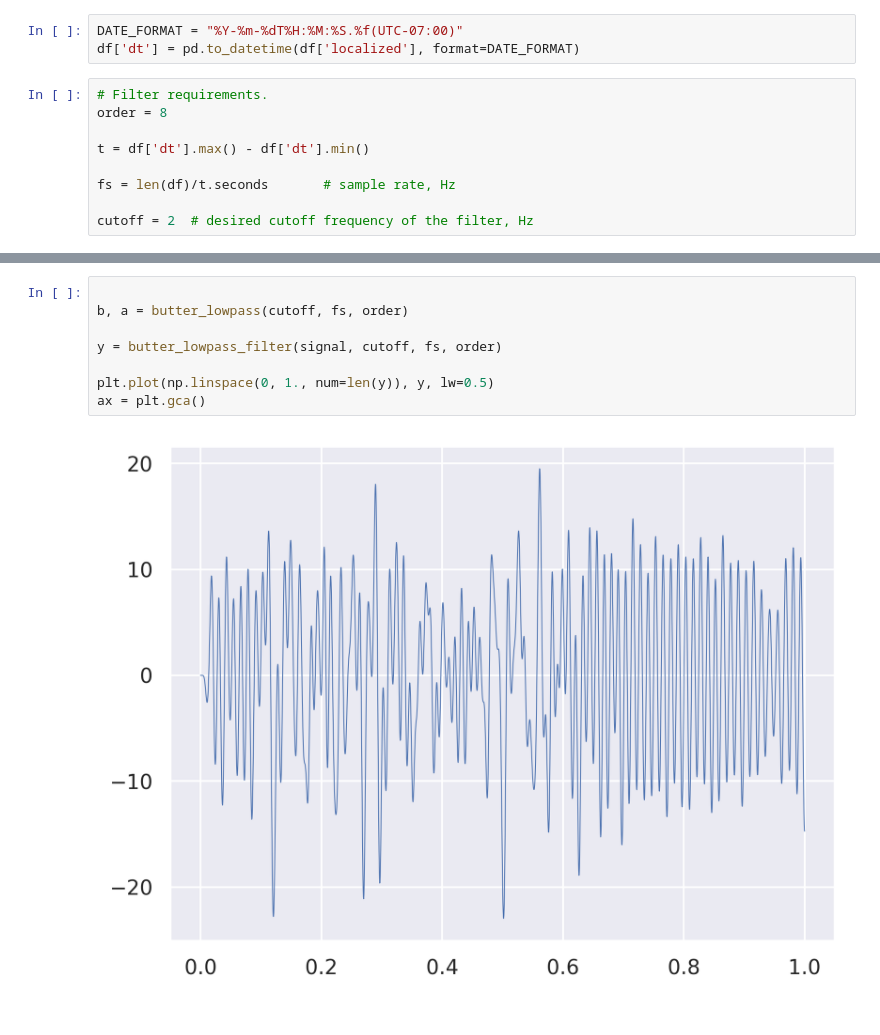
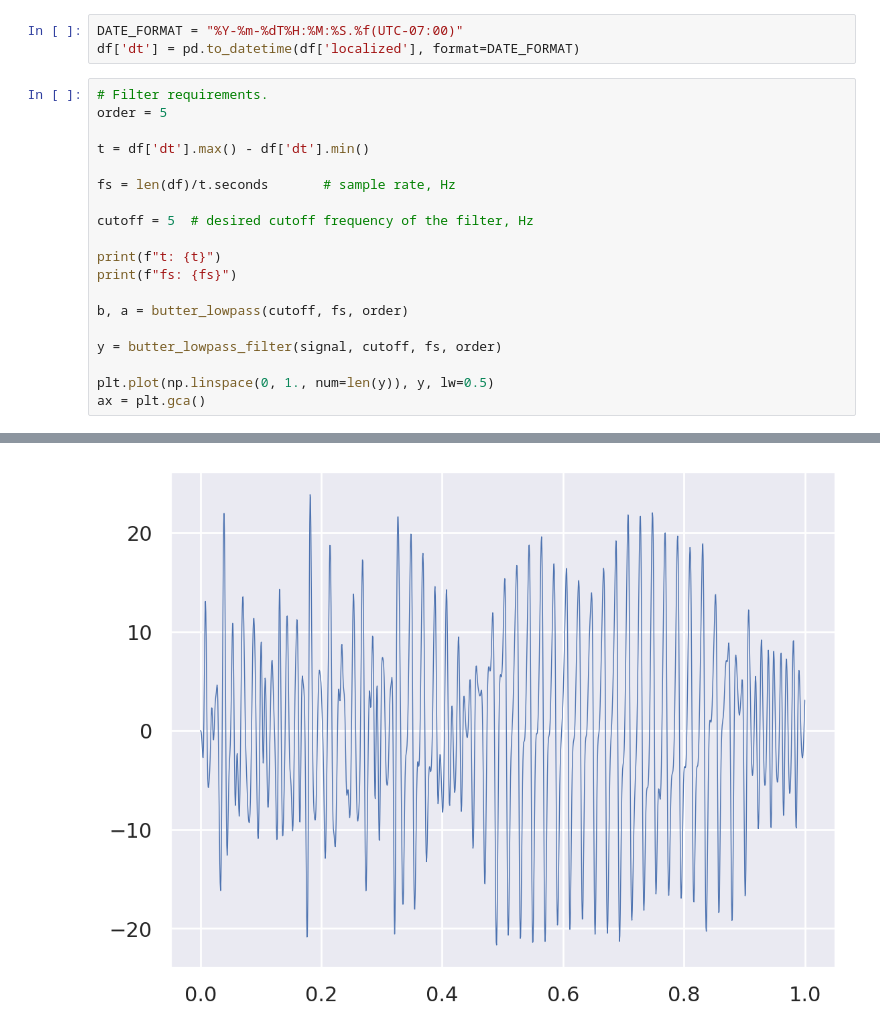
Before and after one commit to MyAlyce/myalyce_wavelet_and_classifier_tests, a Jupyter notebook: wavelet_filtering.ipynb, the cells around one changed output, grey strips where cells are left out. Drawn from its saved outputs; the diff is of its cells as text.

```diff
--- a/wavelet_filtering.ipynb
+++ b/wavelet_filtering.ipynb
@@ -158,10 +164,21 @@ DATE_FORMAT = "%Y-%m-%dT%H:%M:%S.%f(UTC-07:00)"
 df['dt'] = pd.to_datetime(df['localized'], format=DATE_FORMAT)
 # %%
 # Filter requirements.
-order = 8
+order = 5
 
 t = df['dt'].max() - df['dt'].min()
 
 fs = len(df)/t.seconds       # sample rate, Hz
 
-cutoff = 2  # desired cutoff frequency of the filter, Hz
+cutoff = 5  # desired cutoff frequency of the filter, Hz
+
+print(f"t: {t}")
+print(f"fs: {fs}")
+
+b, a = butter_lowpass(cutoff, fs, order)
+
+y = butter_lowpass_filter(signal, cutoff, fs, order)
+
+plt.plot(np.linspace(0, 1., num=len(y)), y, lw=0.5)
+ax = plt.gca()
+# %% [output]
@@ -168,10 +187 @@ cutoff = 2  # desired cutoff frequency of the filter, Hz
+[figure, added]
-# %%
-
-b, a = butter_lowpass(cutoff, fs, order)
-
-y = butter_lowpass_filter(signal, cutoff, fs, order)
-
-plt.plot(np.linspace(0, 1., num=len(y)), y, lw=0.5)
-ax = plt.gca()
-# %% [output]
-[figure, removed]
```
Also changed, not shown: parts of 8 cells of this notebook, 2 other files.
